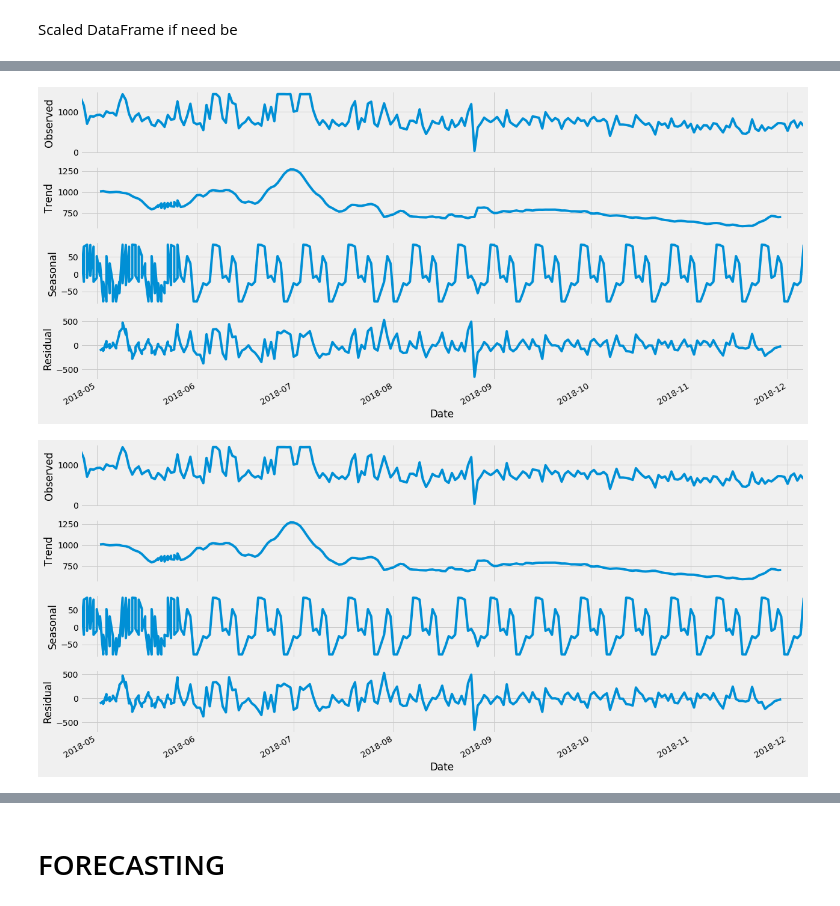
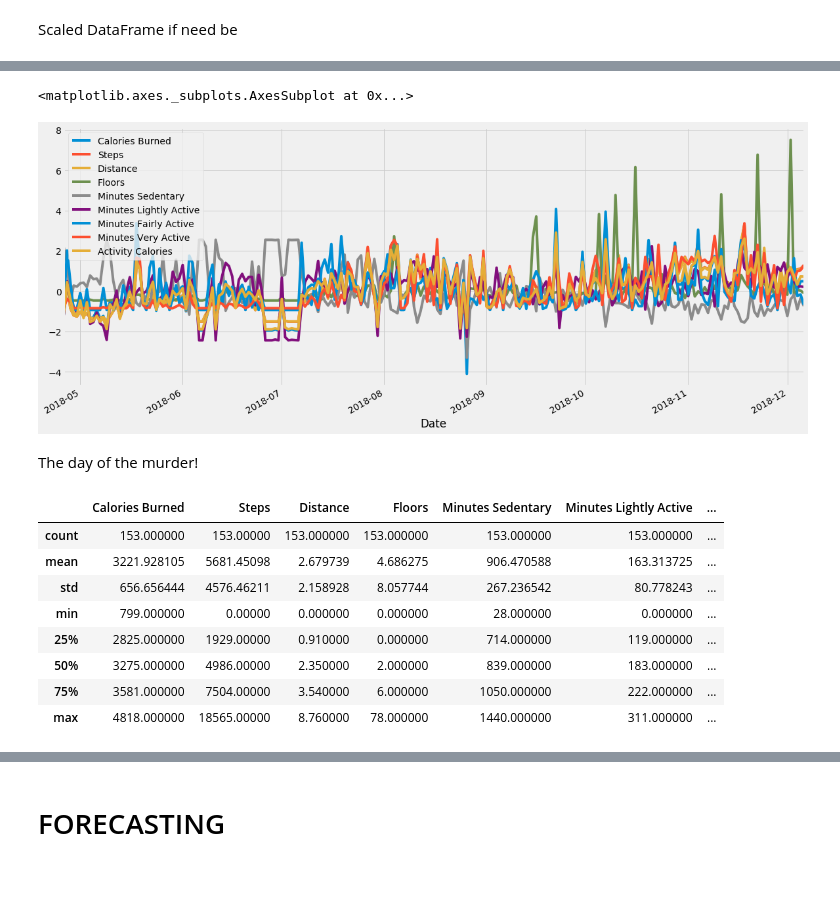
Before and after one commit to CrapWork/time-series, a Jupyter notebook: bare-bones.ipynb, the cells around one changed output, grey strips where cells are left out. Drawn from its saved outputs; the diff is of its cells as text; code cells hidden in the pictures; blank space fills up the shorter version.

Commit message:
working on the murder angle

```diff
--- a/bare-bones.ipynb
+++ b/bare-bones.ipynb
@@ -51,5 +66,7 @@ rcParams['figure.figsize'] = 18, 8
 # %%
-result.plot()
+scaled_df.plot()
 # %% [output]
+<matplotlib.axes._subplots.AxesSubplot at 0x...>
-[figure, old version]
+[figure, new version]
-[figure, removed]
+# %% [markdown]
+The day of the murder!
@@ -55,0 +79,12 @@ result.plot()
+# %%
+pre_murder.describe()
+# %% [output]
+|  | Calories Burned | Steps | Distance | Floors | Minutes Sedentary | Minutes Lightly Active | ... |
+| count | 153.000000 | 153.00000 | 153.000000 | 153.000000 | 153.000000 | 153.000000 | ... |
+| mean | 3221.928105 | 5681.45098 | 2.679739 | 4.686275 | 906.470588 | 163.313725 | ... |
+| std | 656.656444 | 4576.46211 | 2.158928 | 8.057744 | 267.236542 | 80.778243 | ... |
+| min | 799.000000 | 0.00000 | 0.000000 | 0.000000 | 28.000000 | 0.000000 | ... |
+| 25% | 2825.000000 | 1929.00000 | 0.910000 | 0.000000 | 714.000000 | 119.000000 | ... |
+| 50% | 3275.000000 | 4986.00000 | 2.350000 | 2.000000 | 839.000000 | 183.000000 | ... |
+| 75% | 3581.000000 | 7504.00000 | 3.540000 | 6.000000 | 1050.000000 | 222.000000 | ... |
+| max | 4818.000000 | 18565.00000 | 8.760000 | 78.000000 | 1440.000000 | 311.000000 | ... |
```
Also changed, not shown: parts of 23 cells of this notebook, 1 other file.
